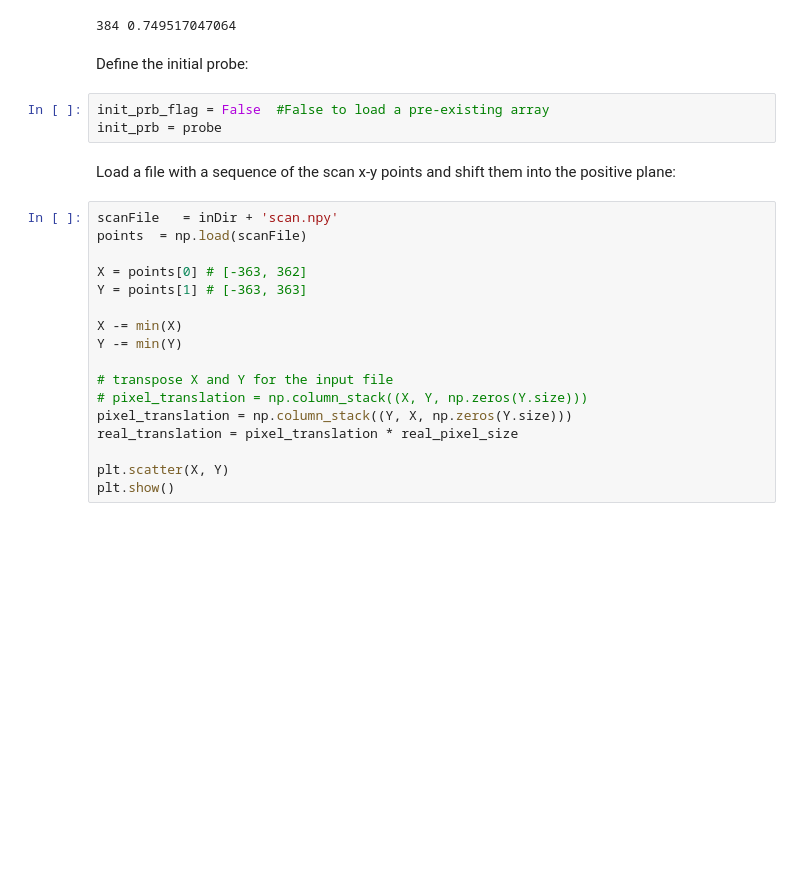
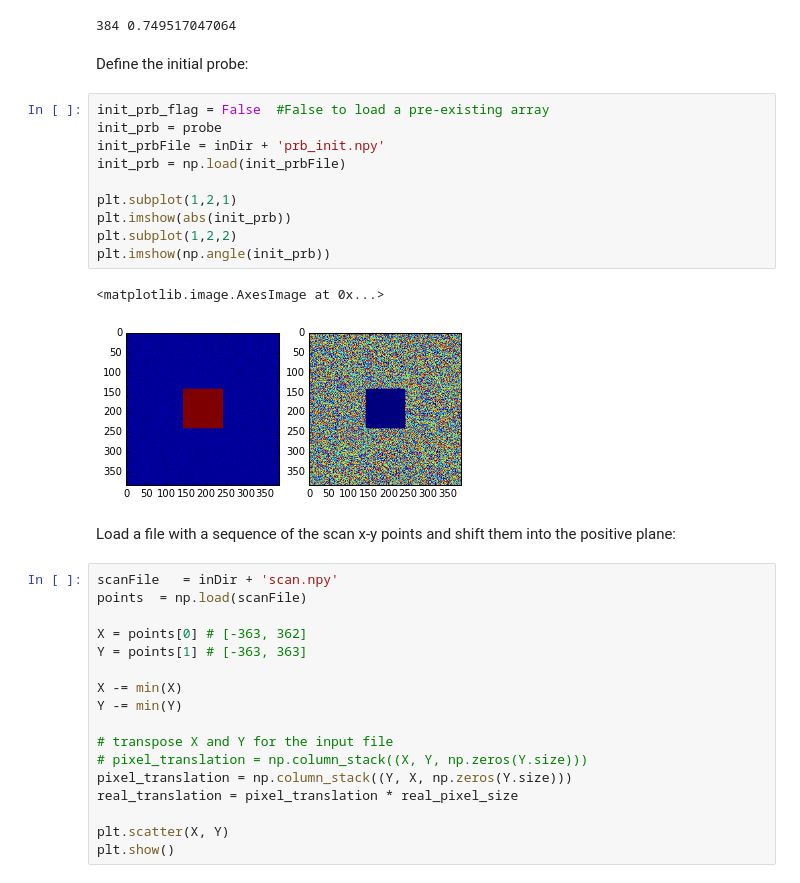
Before and after one commit to camera-sharp/sharp-nsls2, a Jupyter notebook: examples/e1/data2cxi.ipynb, the cells around one changed output. Drawn from its saved outputs; the diff is of its cells as text; blank space fills up the shorter version.

```diff
--- a/examples/e1/data2cxi.ipynb
+++ b/examples/e1/data2cxi.ipynb
@@ -51,9 +55,19 @@ print det_side, distance
 384 0.749517047064
 # %% [markdown]
 Define the initial probe:
-# %%
-init_prb_flag = False  #False to load a pre-existing array
-init_prb = probe
+# %%
+init_prb_flag = False  #False to load a pre-existing array
+init_prb = probe
+init_prbFile = inDir + 'prb_init.npy'
+init_prb = np.load(init_prbFile)
+
+plt.subplot(1,2,1)
+plt.imshow(abs(init_prb))
+plt.subplot(1,2,2)
+plt.imshow(np.angle(init_prb))
+# %% [output]
+<matplotlib.image.AxesImage at 0x...>
+[figure, added]
 # %% [markdown]
 Load a file with a sequence of the scan x-y points and shift them into the positive plane:
 # %%
```
Also changed, not shown: parts of 11 cells of this notebook, 24 other files.
